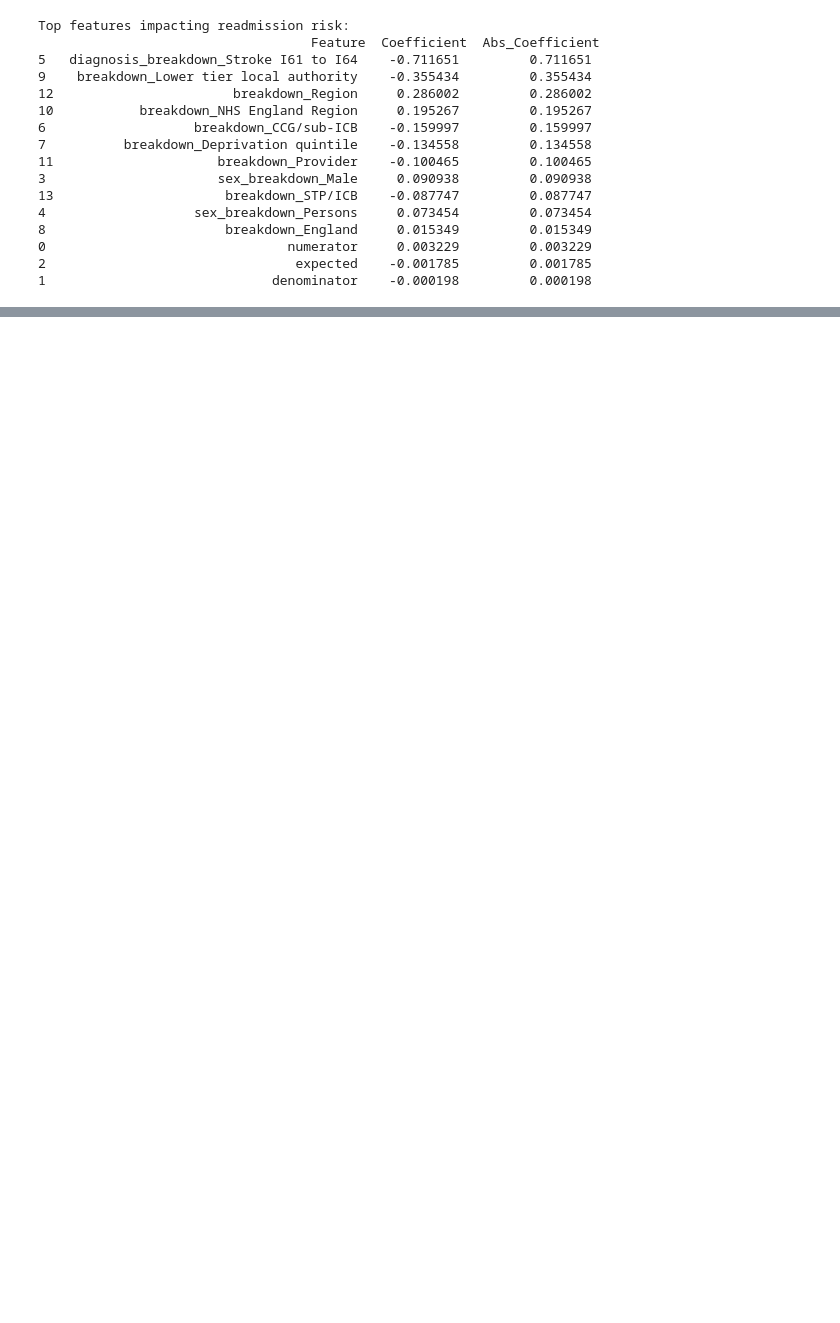
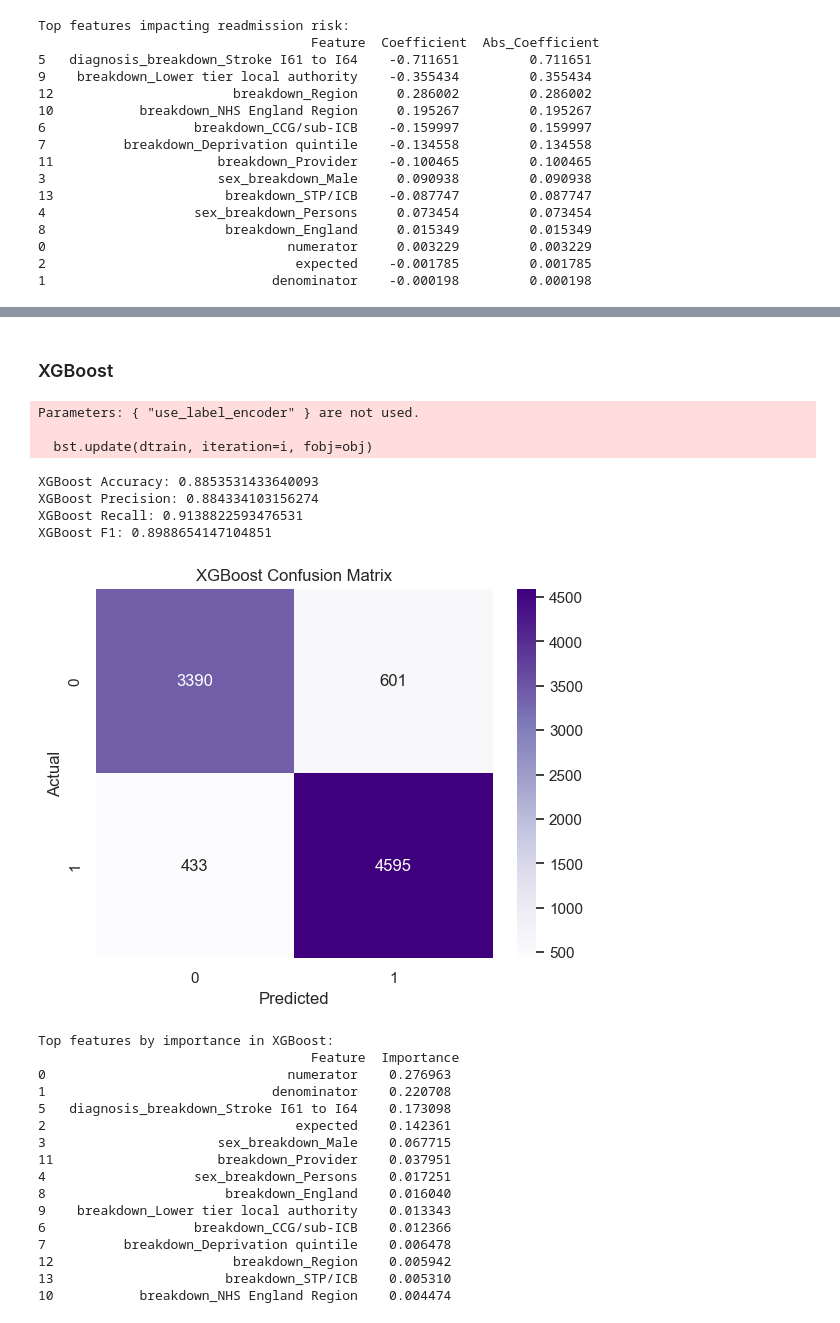
Before and after one commit to MAdnanSajid/hospital-readmission-risk-prediction, a Jupyter notebook: Notebooks/hospital_readmission_baseline_model.ipynb, the cells around one changed output, grey strips where cells are left out. Saved outputs shown, nothing was run; the diff lists cells and outputs as text; code cells hidden in the pictures; blank space fills up the shorter version.

```diff
--- a/Notebooks/hospital_readmission_baseline_model.ipynb
+++ b/Notebooks/hospital_readmission_baseline_model.ipynb
@@ -226,0 +341,56 @@ Top features impacting readmission risk:
+# %% [markdown]
+### XGBoost
+# %%
+# Train XGBoost
+xgb_model = xgb.XGBClassifier(use_label_encoder=False, eval_metric='logloss', random_state=42)
+xgb_model.fit(X_train, y_train)
+
+# Predict on test set
+xgb_pred = xgb_model.predict(X_test)
+
+# Evaluation metrics
+print("XGBoost Accuracy:", accuracy_score(y_test, xgb_pred))
+print("XGBoost Precision:", precision_score(y_test, xgb_pred))
+print("XGBoost Recall:", recall_score(y_test, xgb_pred))
+print("XGBoost F1:", f1_score(y_test, xgb_pred))
+
+# Confusion matrix
+cm = confusion_matrix(y_test, xgb_pred)
+sns.heatmap(cm, annot=True, fmt="d", cmap="Purples")
+plt.title("XGBoost Confusion Matrix")
+plt.xlabel("Predicted")
+plt.ylabel("Actual")
+plt.show()
+
+# Feature importance
+xgb_feature_importance = pd.DataFrame({
+    'Feature': X_encoded.columns,
+    'Importance': xgb_model.feature_importances_
+})
+xgb_feature_importance.sort_values(by='Importance', ascending=False, inplace=True)
+print("\nTop features by importance in XGBoost:\n", xgb_feature_importance.head(15))
+# %% [output]
+Parameters: { "use_label_encoder" } are not used.
+
+  bst.update(dtrain, iteration=i, fobj=obj)
+XGBoost Accuracy: 0.8853531433640093
+XGBoost Precision: 0.884334103156274
+XGBoost Recall: 0.9138822593476531
+XGBoost F1: 0.8988654147104851
+[figure, added]
+Top features by importance in XGBoost:
+                                   Feature  Importance
+0                               numerator    0.276963
+1                             denominator    0.220708
+5   diagnosis_breakdown_Stroke I61 to I64    0.173098
+2                                expected    0.142361
+3                      sex_breakdown_Male    0.067715
+11                     breakdown_Provider    0.037951
+4                   sex_breakdown_Persons    0.017251
+8                       breakdown_England    0.016040
+9    breakdown_Lower tier local authority    0.013343
+6                   breakdown_CCG/sub-ICB    0.012366
+7          breakdown_Deprivation quintile    0.006478
+12                       breakdown_Region    0.005942
+13                      breakdown_STP/ICB    0.005310
+10           breakdown_NHS England Region    0.004474
```
Also changed, not shown: parts of 21 cells of this notebook.
